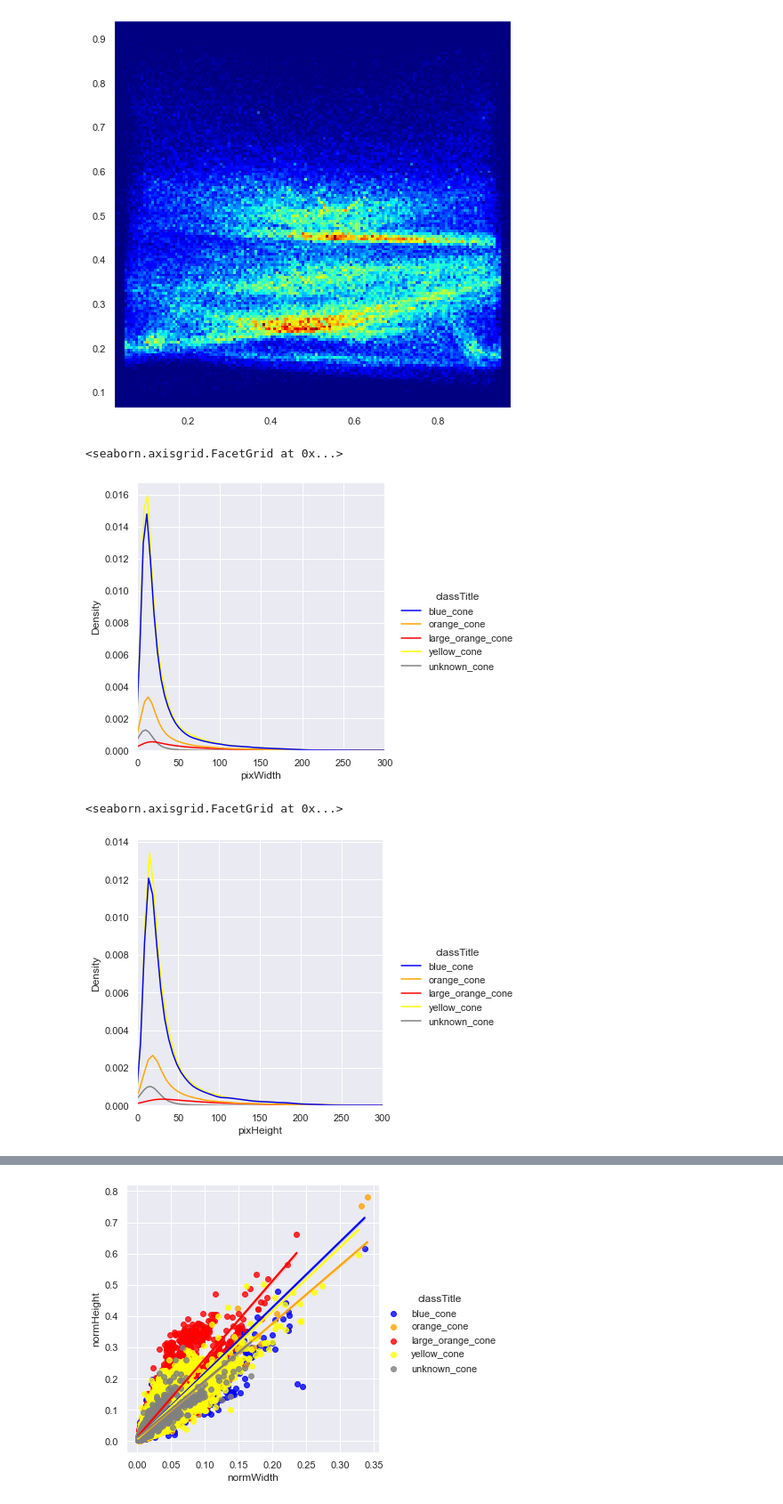
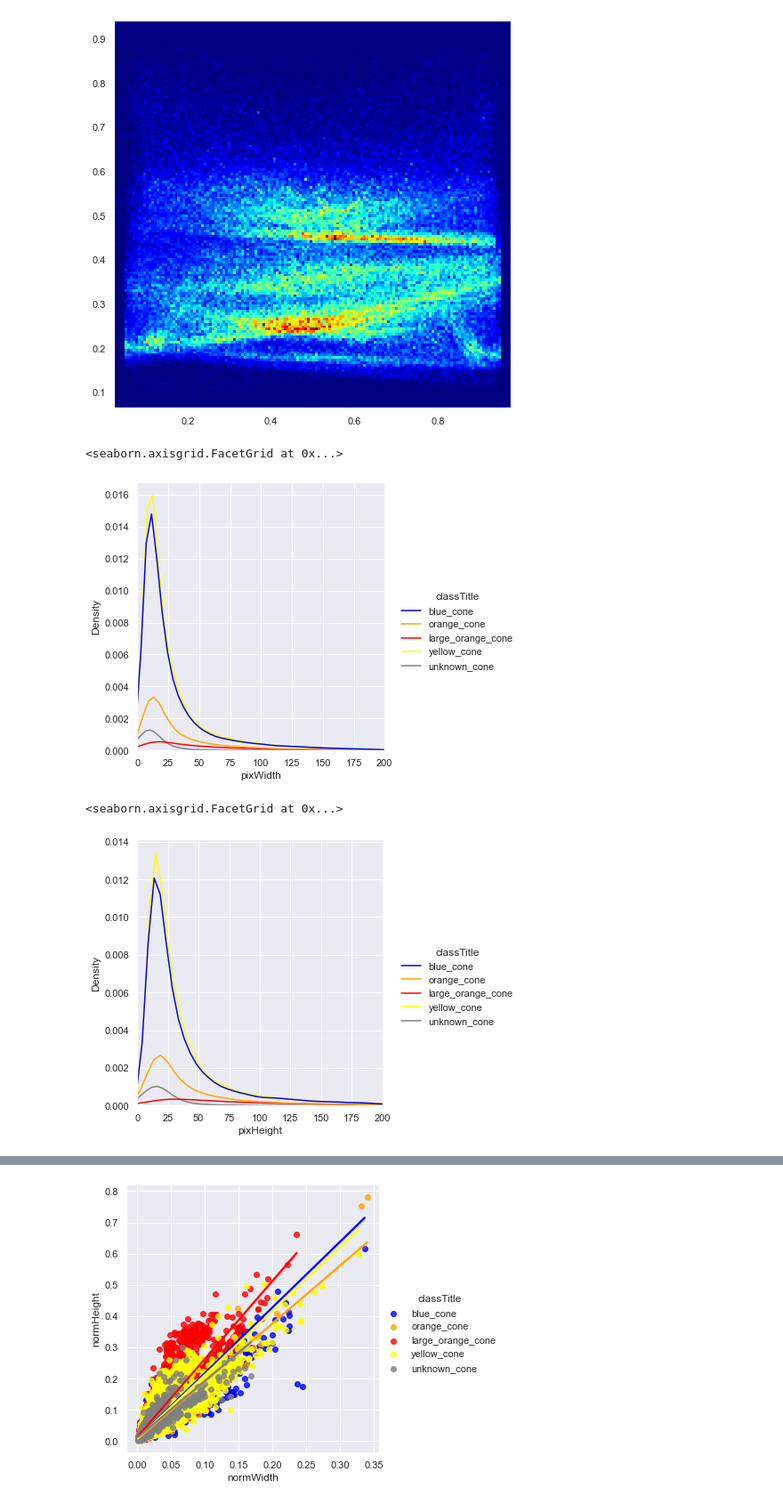
Before and after one commit to Przemyslaw11/FSOCO_visualization, a Jupyter notebook: FSOCO.ipynb, the cells around one changed output, grey strips where cells are left out. Shown at 89% size. Cells and saved outputs as stored; diff of their text form; code cells hidden in the pictures.

```diff
--- a/FSOCO.ipynb
+++ b/FSOCO.ipynb
@@ -40,17 +47,17 @@ plt.hist2d(df["normCenterX"], df["normCenterY"], bins=(150,150), cmap="jet")
 [figure]
 # %%
 plot  = sns.displot(df, x="pixWidth", hue="classTitle", kind="kde", palette=["blue", "orange", "red", "yellow", "gray"])
-plot.set(xlim=(0,300))
+plot.set(xlim=(0,200))
 
 
 # sns.displot(df, x="pixHeight", kind="kde")
 # plt.hist(df["pixHeight"], bins=100)
 # %% [output]
 <seaborn.axisgrid.FacetGrid at 0x...>
-[figure, old version]
+[figure, new version]
 # %%
 plot  = sns.displot(df, x="pixHeight", hue="classTitle", kind="kde", palette=["blue", "orange", "red", "yellow", "gray"])
-plot.set(xlim=(0,300))
+plot.set(xlim=(0,200))
 # %% [output]
 <seaborn.axisgrid.FacetGrid at 0x...>
-[figure, old version]
+[figure, new version]
```
Also changed, not shown: parts of 2 cells of this notebook, 1 other file.
